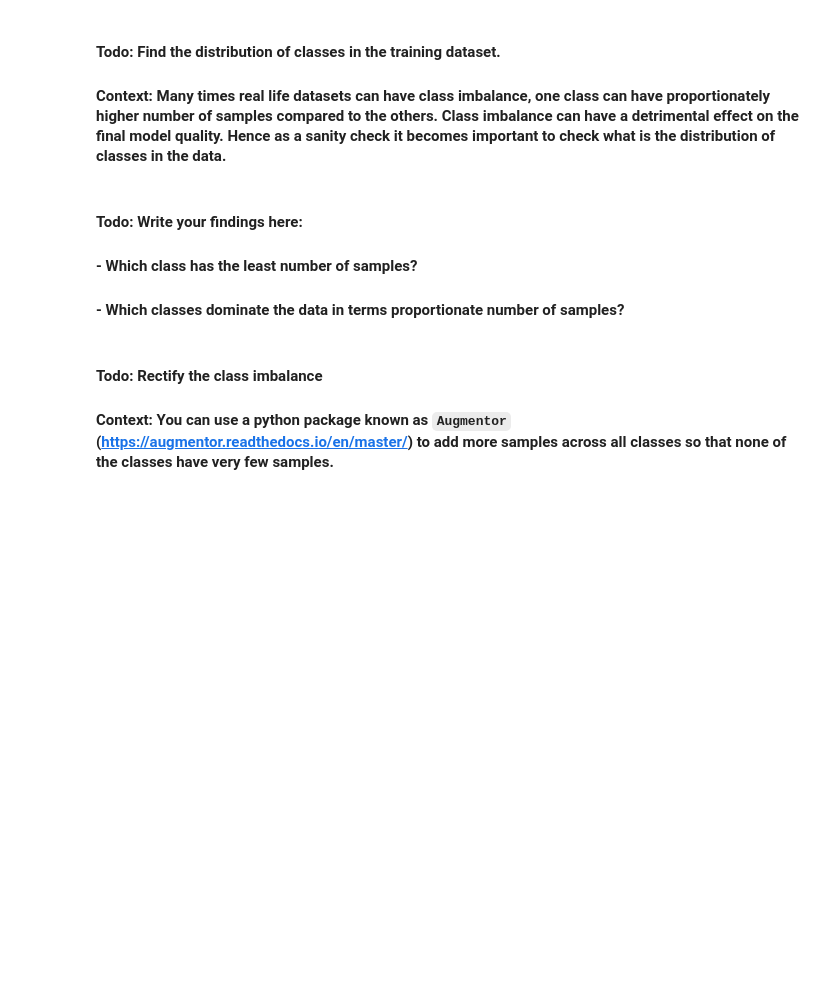
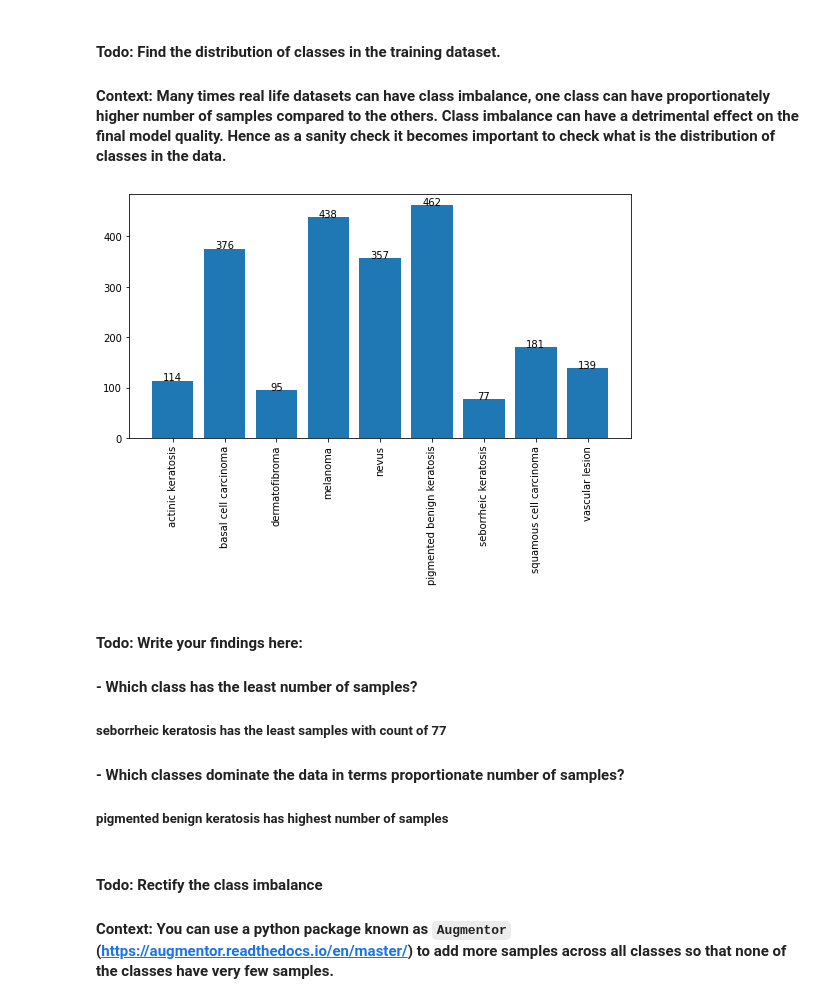
Before and after one commit to maniraj1234/MelanomaDetectionNN, a Jupyter notebook: MelanomaDetection_colab.ipynb, the cells around one changed output. Saved outputs shown, nothing was run; the diff lists cells and outputs as text; code cells hidden in the pictures; blank space fills up the shorter version.

```diff
--- a/MelanomaDetection_colab.ipynb
+++ b/MelanomaDetection_colab.ipynb
@@ -84,8 +84,10 @@ This assignment uses a dataset of about 2357 images of skin cancer types. The da
 # %%
 # Defining the path for train and test images
 ## Todo: Update the paths of the train and test dataset
-data_dir_train = pathlib.Path("/tmp/MelanomaDetectionNN-main/Skin cancer data/Train")
-data_dir_test = pathlib.Path('/tmp/MelanomaDetectionNN-main/Skin cancer data/Test')
+path_train_data = '/tmp/MelanomaDetectionNN-main/Skin cancer data/Train/'
+path_test_data = '/tmp/MelanomaDetectionNN-main/Skin cancer data/Test/'
+data_dir_train = pathlib.Path(path_train_data)
+data_dir_test = pathlib.Path(path_test_data)
 # %%
 image_count_train = len(list(data_dir_train.glob('*/*.jpg')))
 print(image_count_train)
@@ -415,7 +406,33 @@ plt.show()
+# %%
+## Your code goes here.
+import matplotlib.pyplot as plt
+data = dict()
+
+def add_labels(x,y):
+    for i in range(len(x)):
+        plt.text(i, y[i], y[i], ha = 'center')
+
+# find count of all class types.
+for i in range(num_classes):
+    data[class_names[i]] = len(list(data_dir_train.glob(class_names[i]+'/*.jpg')))
+
+fig = plt.figure()
+fig.set_figwidth(num_classes)
+fig.set_figheight(num_classes*0.5)
+
+plt.xticks(rotation='vertical')
+plt.bar(range(len(data)), list(data.values()), align='center')
+add_labels(range(len(data)), list(data.values()))
+plt.xticks(range(len(data)), list(data.keys()))
+plt.show()
+# %% [output]
+[figure, added]
 # %% [markdown]
 #### **Todo:** Write your findings here:
 #### - Which class has the least number of samples?
+##### seborrheic keratosis has the least samples with count of 77
 #### - Which classes dominate the data in terms proportionate number of samples?
+##### pigmented benign keratosis has highest number of samples
 # %% [markdown]
 #### **Todo:** Rectify the class imbalance
 #### **Context:** You can use a python package known as `Augmentor` (https://augmentor.readthedocs.io/en/master/) to add more samples across all classes so that none of the classes have very few samples.
```
Also changed, not shown: parts of 41 cells of this notebook.
